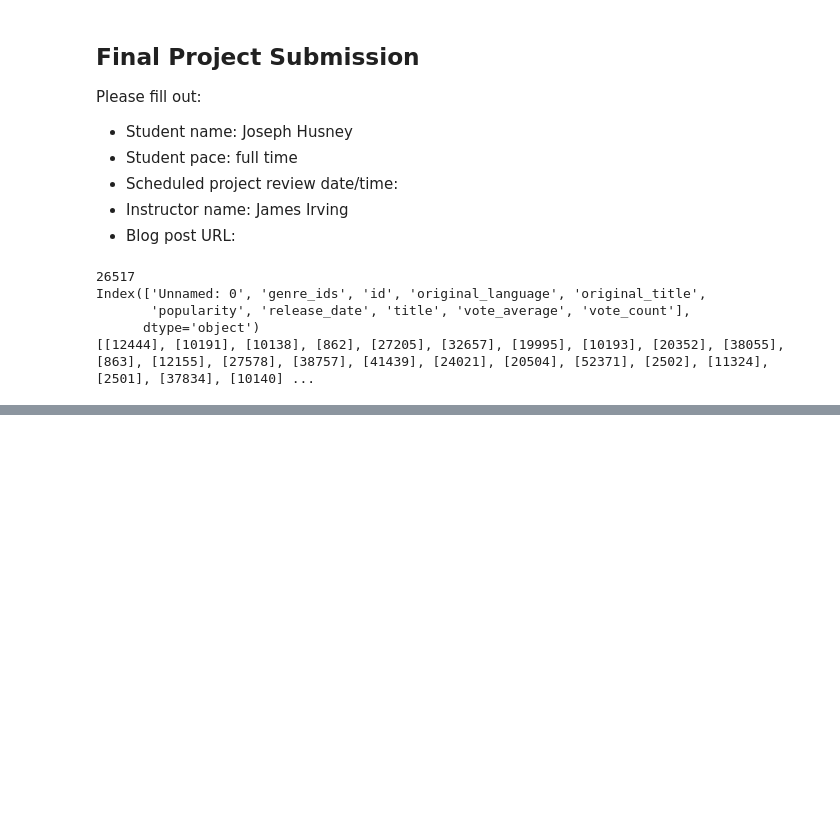
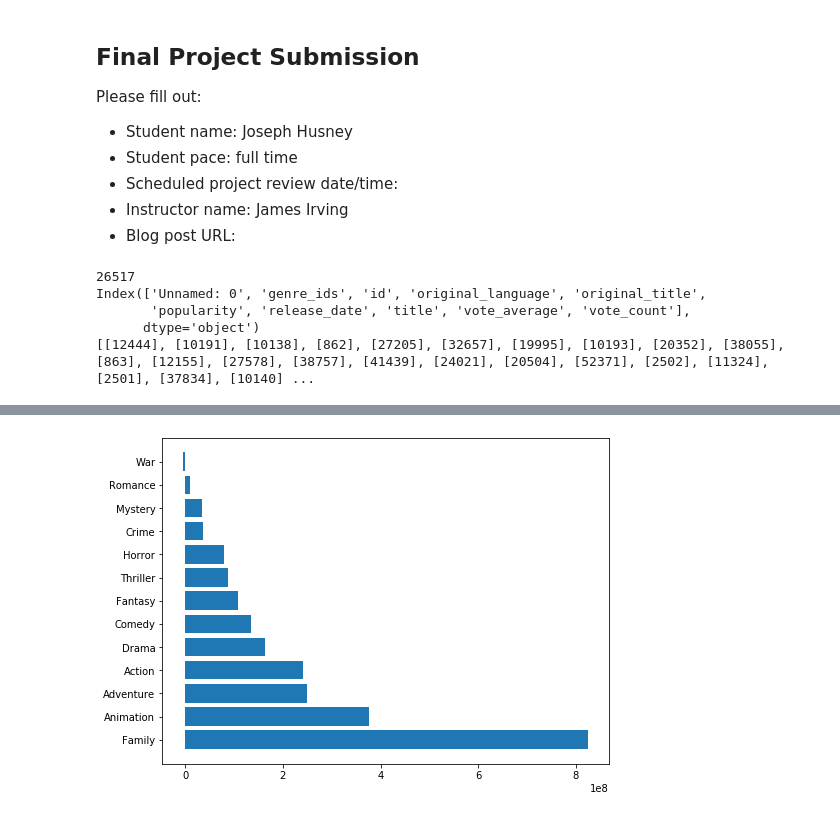
Before and after one commit to jhusney1/dsc-mod-1-project-v2-1-onl01-dtsc-ft-070620, a Jupyter notebook: student.ipynb, the cells around one changed output, grey strips where cells are left out. Saved outputs shown, nothing was run; the diff lists cells and outputs as text; code cells hidden in the pictures; blank space fills up the shorter version.

```diff
--- a/student.ipynb
+++ b/student.ipynb
@@ -159,0 +172,2 @@ profit_by_genre
+# %%
+profit_by_genre['genre2'] = extract_genre(genres,1)
@@ -160,8 +196,8 @@ profit_by_genre
 # %%
 q = """SELECT
-        id, budget, revenue, genres
+        id, budget, revenue, genre1
      FROM
         profit_by_genre
      WHERE budget > 0 AND revenue > 0
      """
-results = pysqldf(q)
+profit_by_genre = pysqldf(q)
@@ -192,0 +224,8 @@ results
+# %%
+profit_by_genre['profit'] = profit_by_genre['revenue']-profit_by_genre['budget']
+# %%
+q = """select genre1, avg(profit) as average_profit
+        from profit_by_genre
+        group by genre1
+        order by average_profit desc"""
+profit_per_genre = pysqldf(q)
@@ -192,0 +249,8 @@ results
+# %%
+x = profit_per_genre['genre1']
+y = profit_per_genre['average_profit']
+fig, ax = plt.subplots(figsize=(8,6))
+ax.barh(x, y)
+plt.show()
+# %% [output]
+[figure, added]
```
Also changed, not shown: parts of 26 cells of this notebook.
